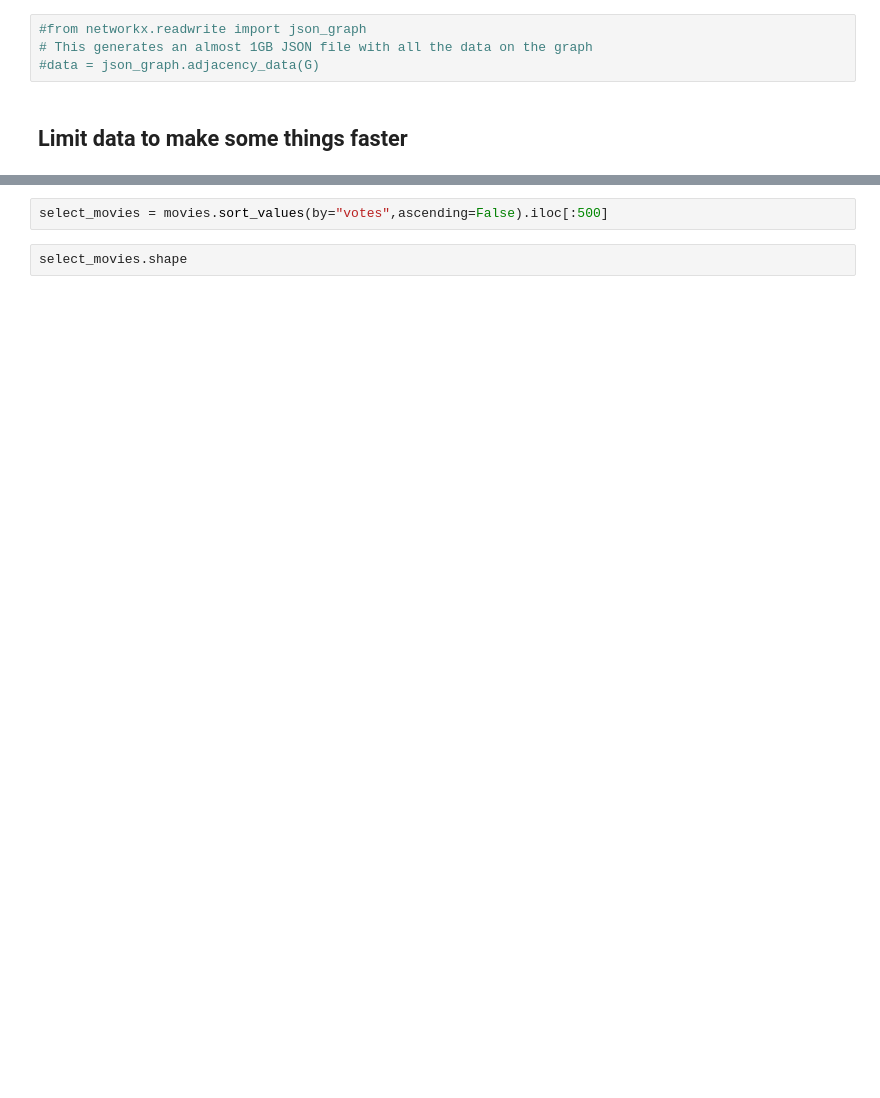
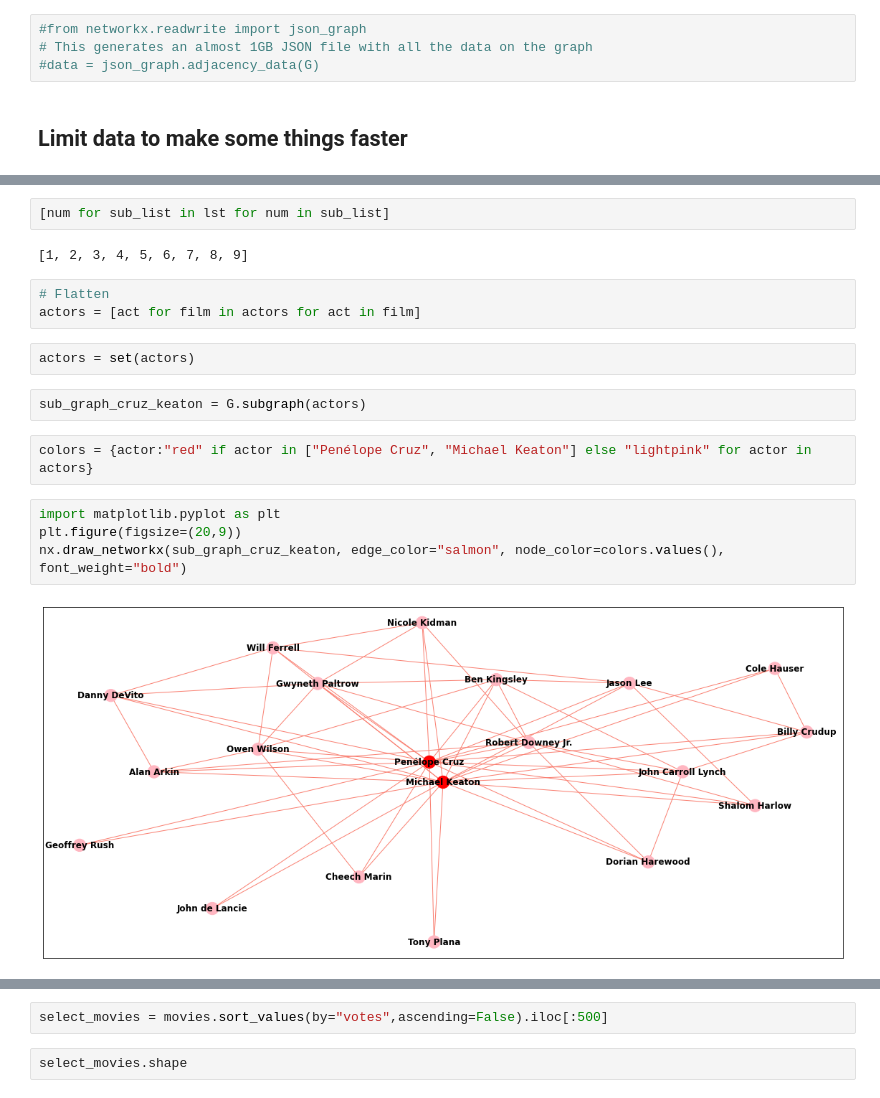
Before and after one commit to Ironhack-Data-Madrid-Enero-2021/Classroom-Materials, a Jupyter notebook: week_06/03.2-shortest_path_centrality.ipynb, the cells around one changed output, grey strips where cells are left out. Drawn from its saved outputs; the diff is of its cells as text; blank space fills up the shorter version.

```diff
--- a/week_06/03.2-shortest_path_centrality.ipynb
+++ b/week_06/03.2-shortest_path_centrality.ipynb
@@ -57,0 +290,19 @@ G.edges[('Julianne Moore', 'Kevin Bacon')]
+# %%
+[num for sub_list in lst for num in sub_list]
+# %% [output]
+[1, 2, 3, 4, 5, 6, 7, 8, 9]
+# %%
+# Flatten
+actors = [act for film in actors for act in film]
+# %%
+actors = set(actors)
+# %%
+sub_graph_cruz_keaton = G.subgraph(actors)
+# %%
+colors = {actor:"red" if actor in ["Penélope Cruz", "Michael Keaton"] else "lightpink" for actor in actors}
+# %%
+import matplotlib.pyplot as plt
+plt.figure(figsize=(20,9))
+nx.draw_networkx(sub_graph_cruz_keaton, edge_color="salmon", node_color=colors.values(), font_weight="bold")
+# %% [output]
+[figure, added]
```
Also changed, not shown: parts of 88 cells of this notebook, 2 other files.
